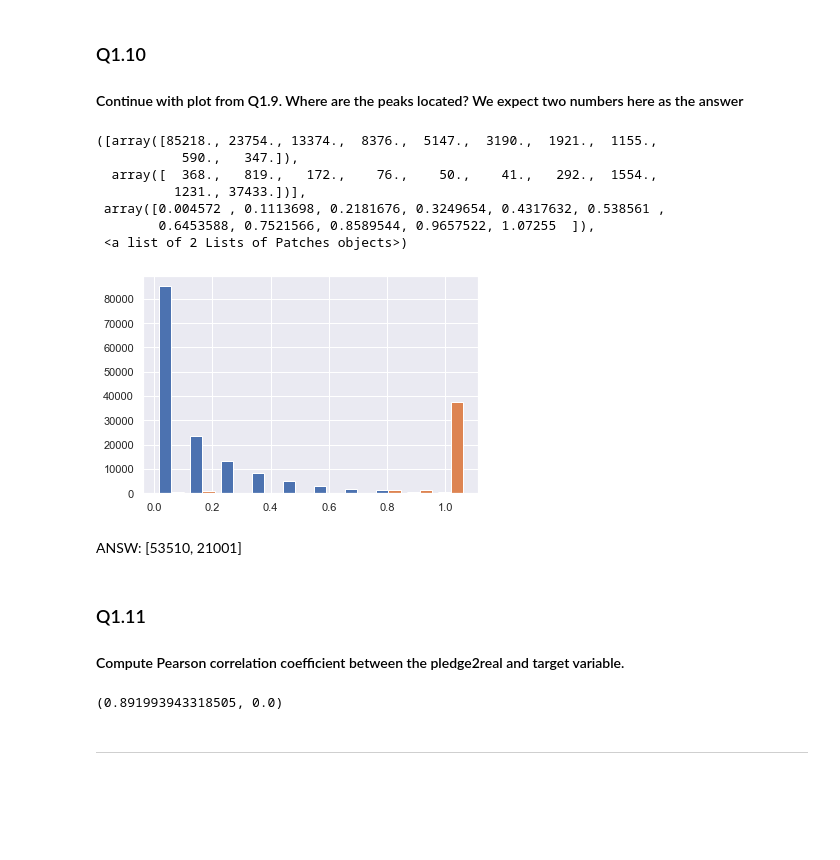
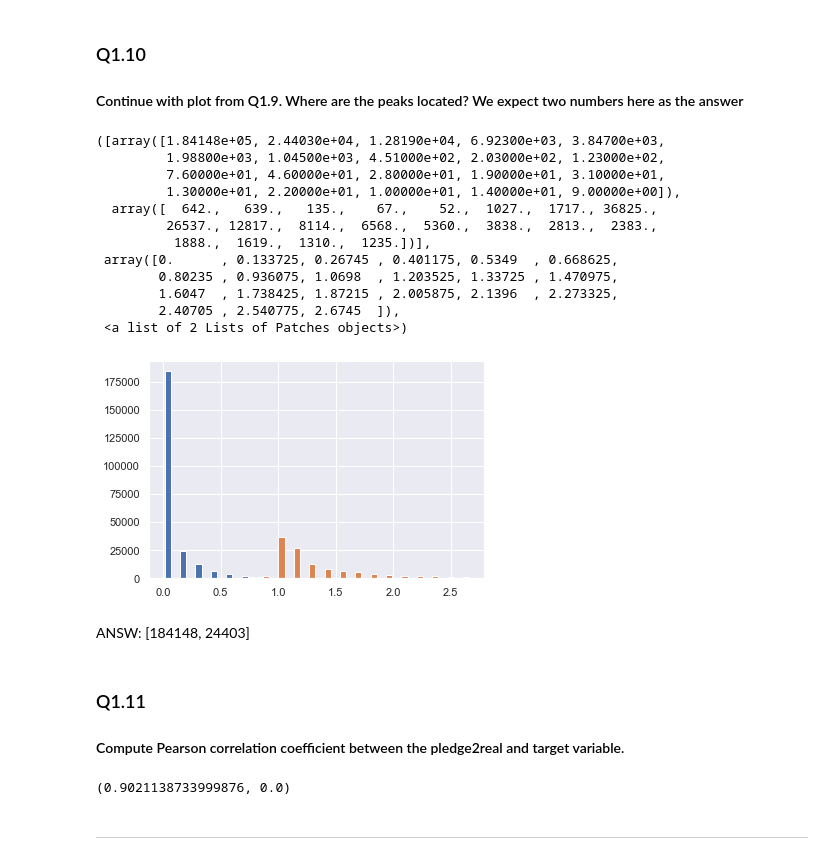
Before and after one commit to annenkova97/Intro2DS, a Jupyter notebook: HW2/assigment_2_reupload.ipynb, the cells around one changed output. Drawn from its saved outputs; the diff is of its cells as text; code cells hidden in the pictures; blank space fills up the shorter version.

```diff
--- a/HW2/assigment_2_reupload.ipynb
+++ b/HW2/assigment_2_reupload.ipynb
@@ -413,12 +413,14 @@ df.shape
 # %% [output]
 (370219, 17)
 # %%
+df['pledge2goal'] = df['usd_pledged_real']/df['goal']
 q_low = df['pledge2goal'].quantile(0.25)
 q_hi  = df['pledge2goal'].quantile(0.75)
 iqr = q_hi - q_low
 
 q_low = q_low - 1.5*iqr
 q_hi = q_hi + 1.5*iqr
+df_filtered = df[(df['pledge2goal'] >= q_low) & (df['pledge2goal'] <= q_hi)]
 # %%
 df_filtered = df[(df['pledge2goal'] >= q_low) & (df['pledge2goal'] <= q_hi)]
 df_filtered.shape
@@ -455,26 +457,31 @@ ANSW: B
 ### Q1.10
 #### Continue with plot from Q1.9. Where are the peaks located? We expect two numbers here as the answer
 # %%
-counts = plt.hist([fail, success], bins = 10, label = ['fail', 'success'])
+counts = plt.hist([fail, success], bins = 20, label = ['fail', 'success'])
 counts
 # %% [output]
-([array([85218., 23754., 13374.,  8376.,  5147.,  3190.,  1921.,  1155.,
-           590.,   347.]),
-  array([  368.,   819.,   172.,    76.,    50.,    41.,   292.,  1554.,
-          1231., 37433.])],
- array([0.004572 , 0.1113698, 0.2181676, 0.3249654, 0.4317632, 0.538561 ,
-        0.6453588, 0.7521566, 0.8589544, 0.9657522, 1.07255  ]),
+([array([1.84148e+05, 2.44030e+04, 1.28190e+04, 6.92300e+03, 3.84700e+03,
+         1.98800e+03, 1.04500e+03, 4.51000e+02, 2.03000e+02, 1.23000e+02,
+         7.60000e+01, 4.60000e+01, 2.80000e+01, 1.90000e+01, 3.10000e+01,
+         1.30000e+01, 2.20000e+01, 1.00000e+01, 1.40000e+01, 9.00000e+00]),
+  array([  642.,   639.,   135.,    67.,    52.,  1027.,  1717., 36825.,
+         26537., 12817.,  8114.,  6568.,  5360.,  3838.,  2813.,  2383.,
+          1888.,  1619.,  1310.,  1235.])],
+ array([0.      , 0.133725, 0.26745 , 0.401175, 0.5349  , 0.668625,
+        0.80235 , 0.936075, 1.0698  , 1.203525, 1.33725 , 1.470975,
+        1.6047  , 1.738425, 1.87215 , 2.005875, 2.1396  , 2.273325,
+        2.40705 , 2.540775, 2.6745  ]),
  <a list of 2 Lists of Patches objects>)
-[figure, old version]
+[figure, new version]
-# %% [markdown]
-ANSW: [53510, 21001]
+# %% [markdown]
+ANSW: [184148, 24403]
 # %% [markdown]
 ### Q1.11
 #### Compute Pearson correlation coefficient between the pledge2real and target variable.
 # %%
 scipy.stats.pearsonr(df_filtered.pledge2goal, df_filtered.state)
 # %% [output]
-(0.891993943318505, 0.0)
+(0.9021138733999876, 0.0)
 # %% [markdown]
 -----
 # %% [markdown]
```
Also changed, not shown: parts of 86 cells of this notebook, 3 other files.
